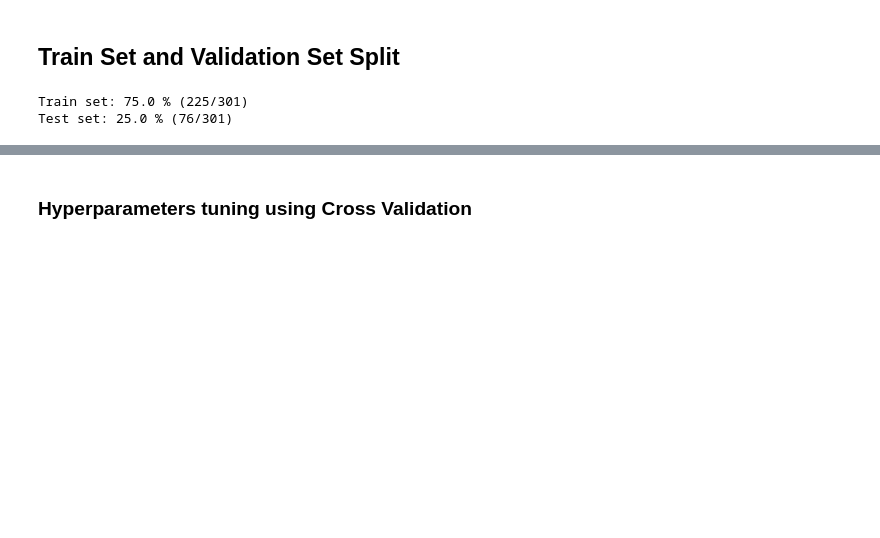
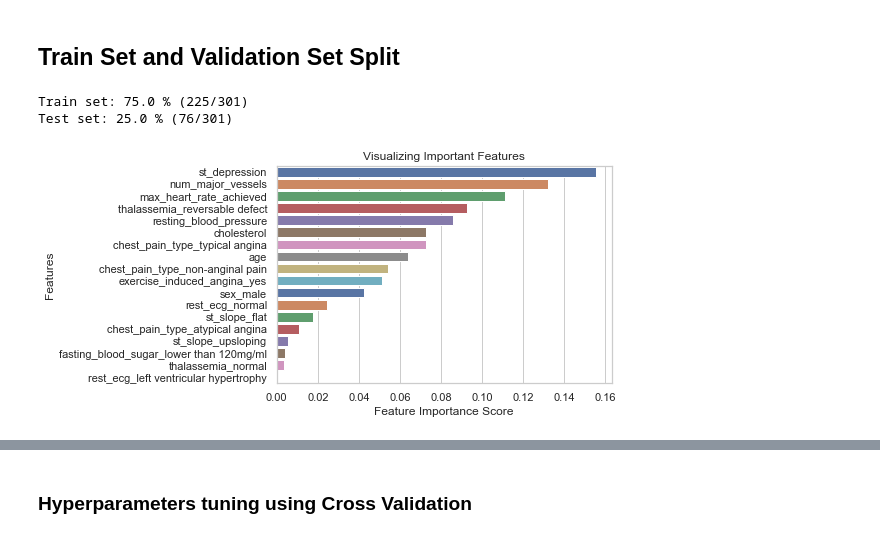
Before and after one commit to alessiogilardi/heart-disease-data-analysis-project, a Jupyter notebook: random_forest.ipynb, the cells around one changed output, grey strips where cells are left out. Cells and saved outputs as stored; diff of their text form; code cells hidden in the pictures; blank space fills up the shorter version.

```diff
--- a/random_forest.ipynb
+++ b/random_forest.ipynb
@@ -228,5 +240,12 @@ print("Test set:", np.round(X_test.shape[0]/X.shape[0]*100), "%", "({}/{})".form
 # %% [output]
 Train set: 75.0 % (225/301)
 Test set: 25.0 % (76/301)
+# %%
+#Uso RFC per estrarre le features più importanti
+
+model = RandomForestClassifier(random_state = 50)
+do_feature_importance(model, X_train, Y_train)
+# %% [output]
+[figure, added]
 # %%
 # First attempt
```
Also changed, not shown: parts of 10 cells of this notebook, 7 other files.
